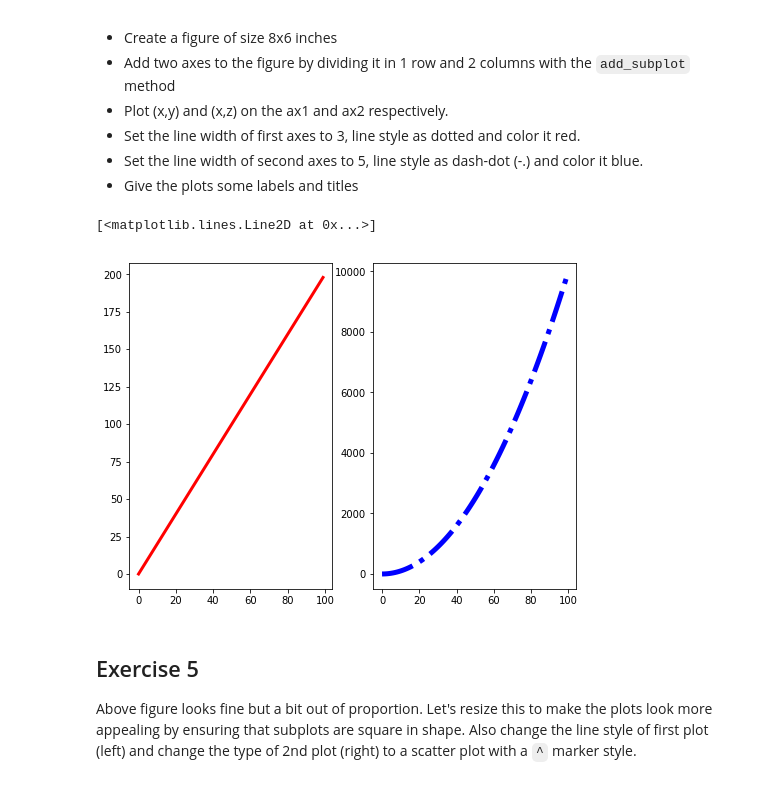
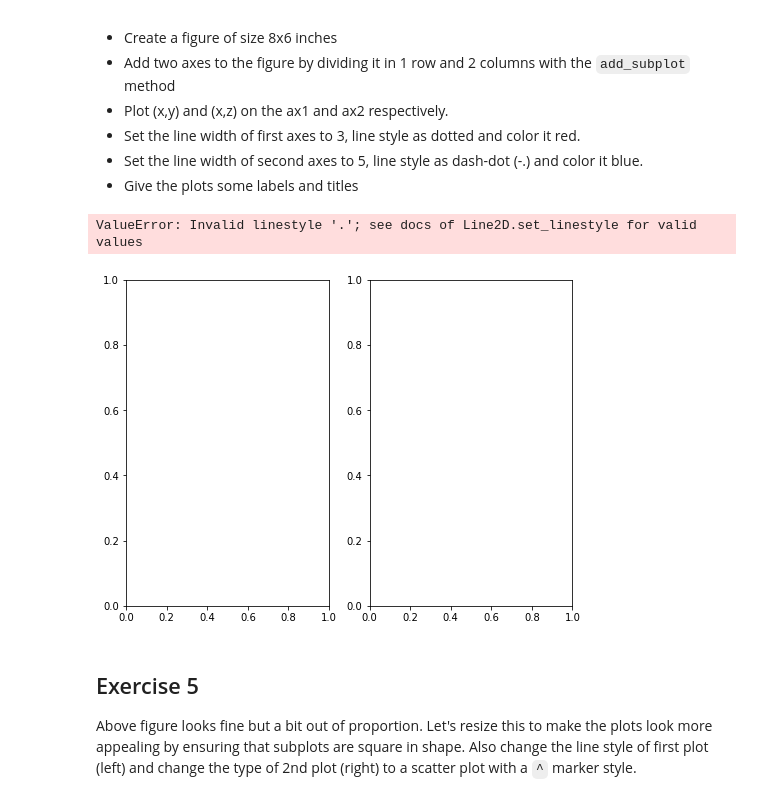
Before and after one commit to jmt0221/dsc-more-practice-with-matplotlib-lab-nyc-ds-082619, a Jupyter notebook: index.ipynb, the cells around one changed output. Drawn from its saved outputs; the diff is of its cells as text; code cells hidden in the pictures.

```diff
--- a/index.ipynb
+++ b/index.ipynb
@@ -118,12 +118,12 @@ Perform following steps in the cell below:
 # %%
 fig = plt.figure(figsize=(8,6))
 ax1 = fig.add_subplot(121)
 ax2 = fig.add_subplot(122)
-ax1.plot(x,y,linewidth=3,c='red',linestyle='-')
+ax1.plot(x,y,linewidth=3,c='red',linestyle='')
 ax2.plot(x,z,linewidth=5,c='blue',linestyle='-.')
 # %% [output]
-[<matplotlib.lines.Line2D at 0x...>]
+ValueError: Invalid linestyle '.'; see docs of Line2D.set_linestyle for valid values
-[figure, old version]
+[figure, new version]
 # %% [markdown]
 ## Exercise 5
 
```
